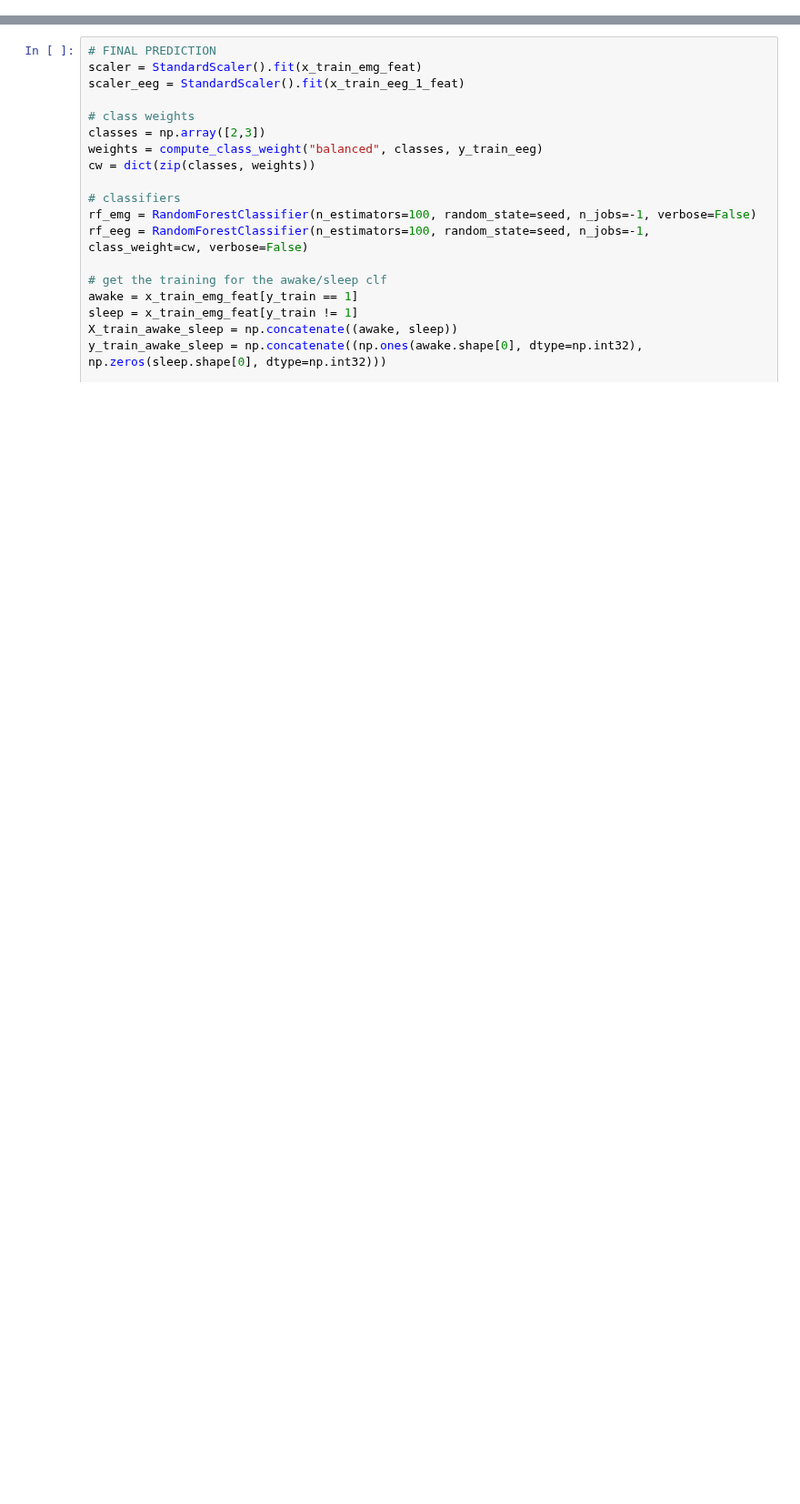
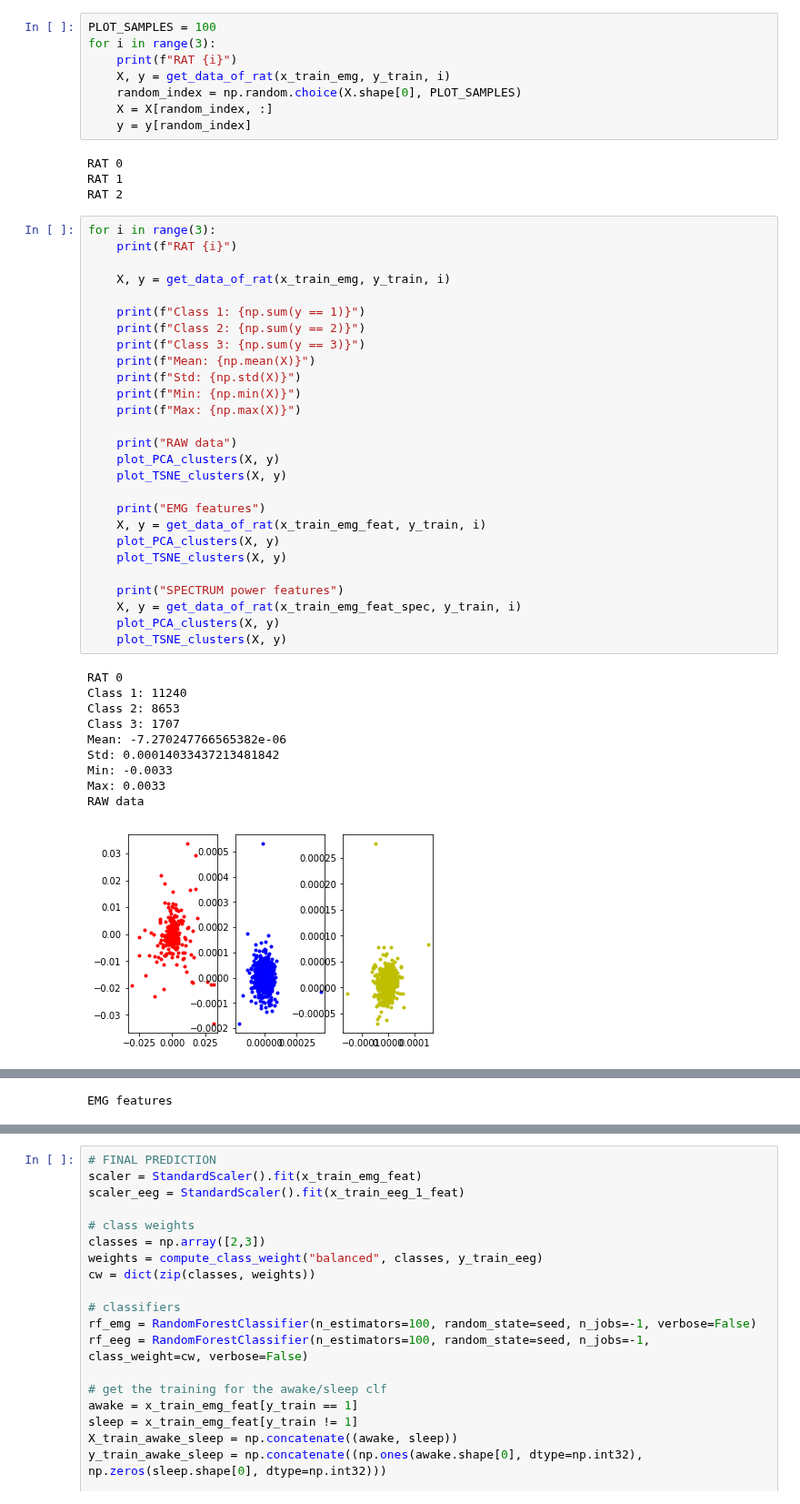
Before and after one commit to alexus37/AML-18, a Jupyter notebook: task5/ax_data_vis.ipynb, the cells around one changed output, grey strips where cells are left out. Shown at 91% size. Drawn from its saved outputs; the diff is of its cells as text; blank space fills up the shorter version.

```diff
--- a/task5/ax_data_vis.ipynb
+++ b/task5/ax_data_vis.ipynb
@@ -382,0 +448,50 @@ x_train_eeg_1_feat_spec = get_features_emg_wavelet(x_train_eeg_1)
+# %%
+PLOT_SAMPLES = 100
+for i in range(3):
+    print(f"RAT {i}")
+    X, y = get_data_of_rat(x_train_emg, y_train, i)
+    random_index = np.random.choice(X.shape[0], PLOT_SAMPLES)
+    X = X[random_index, :]
+    y = y[random_index]
+# %% [output]
+RAT 0
+RAT 1
+RAT 2
+# %%
+for i in range(3):
+    print(f"RAT {i}")
+
+    X, y = get_data_of_rat(x_train_emg, y_train, i)
+
+    print(f"Class 1: {np.sum(y == 1)}")
+    print(f"Class 2: {np.sum(y == 2)}")
+    print(f"Class 3: {np.sum(y == 3)}")
+    print(f"Mean: {np.mean(X)}")
+    print(f"Std: {np.std(X)}")
+    print(f"Min: {np.min(X)}")
+    print(f"Max: {np.max(X)}")
+
+    print("RAW data")
+    plot_PCA_clusters(X, y)
+    plot_TSNE_clusters(X, y)
+
+    print("EMG features")
+    X, y = get_data_of_rat(x_train_emg_feat, y_train, i)
+    plot_PCA_clusters(X, y)
+    plot_TSNE_clusters(X, y)
+
+    print("SPECTRUM power features")
+    X, y = get_data_of_rat(x_train_emg_feat_spec, y_train, i)
+    plot_PCA_clusters(X, y)
+    plot_TSNE_clusters(X, y)
+# %% [output]
+RAT 0
+Class 1: 11240
+Class 2: 8653
+Class 3: 1707
+Mean: -7.270247766565382e-06
+Std: 0.00014033437213481842
+Min: -0.0033
+Max: 0.0033
+RAW data
+[figure, added]
@@ -382,0 +501 @@ x_train_eeg_1_feat_spec = get_features_emg_wavelet(x_train_eeg_1)
+EMG features
```
Also changed, not shown: parts of 13 cells of this notebook, 1 other file.
